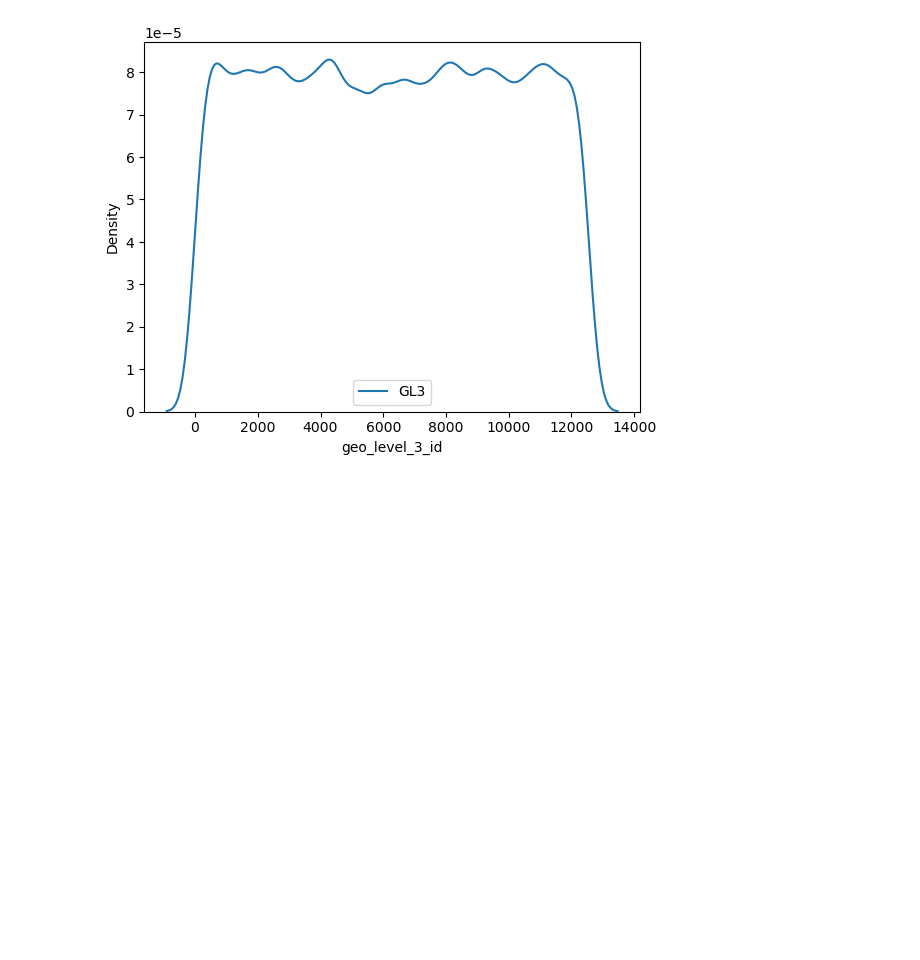
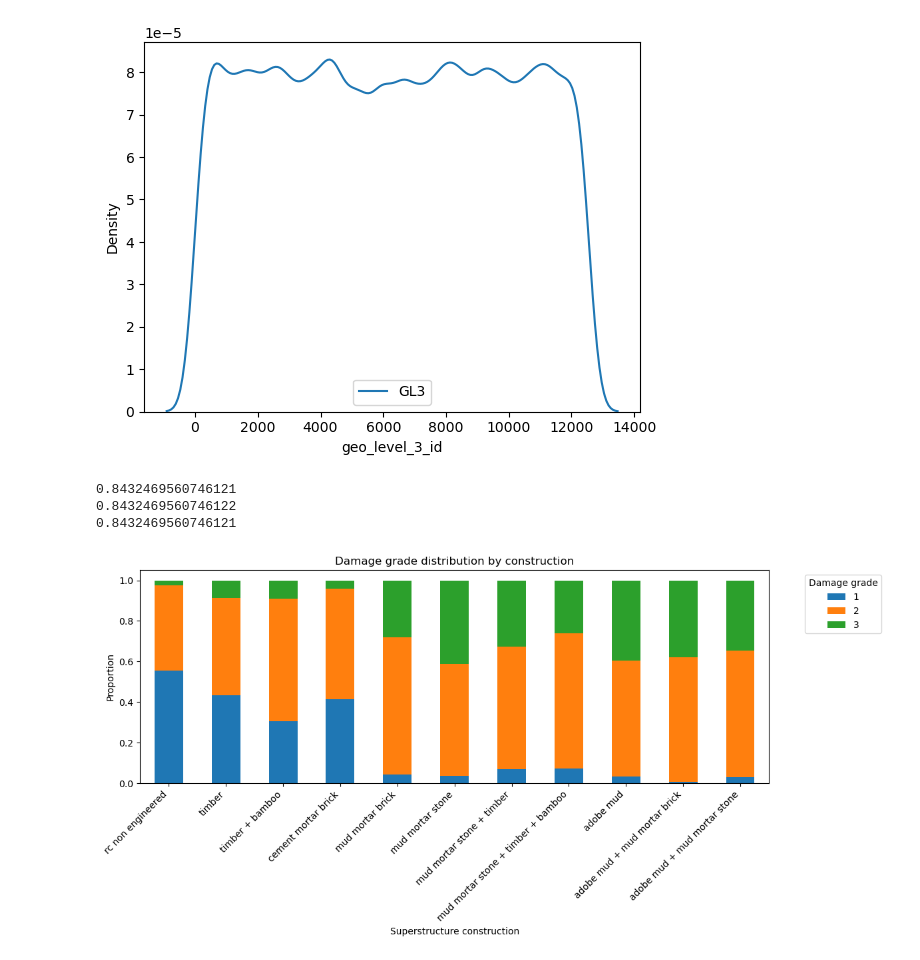
Before and after one commit to Luke45668/Richter_Predictor_Modeling_Earthquake_Damage, a Jupyter notebook: notebooks/Exploratory_data_analysis.ipynb, the cells around one changed output. Saved outputs shown, nothing was run; the diff lists cells and outputs as text; code cells hidden in the pictures; blank space fills up the shorter version.

Commit message:
explored subset of data, building construction materials vs damage

```diff
--- a/notebooks/Exploratory_data_analysis.ipynb
+++ b/notebooks/Exploratory_data_analysis.ipynb
@@ -144,0 +118,80 @@ damage_3_unique_const_cleaned=damage_3_unique_const[damage_3_unique_const>=0.01]
+# %%
+
+
+# think we want to look at the building stuctural features vs damage
+struct_vs_damage=pd.concat([building_struct_features,train_data_labels['damage_grade']],axis=1)
+# get the set of unique building constructions
+unique_constructions=building_struct_features.value_counts(normalize=True)
+# # now will only consider unique building constructions accoutn for at least 1% of the proportion at each damage level,
+# # other building constructions are outliers, not enough data to learn anything meaningful
+un_con_cleaned=unique_constructions[unique_constructions>=0.01]
+print(un_con_cleaned.sum()) # want to check I've captured a good amount of the data with 1% tolerance
+common_constructions = un_con_cleaned.index
+
+
+# now want to gather all the damage data for each construction
+
+# structural columns (all columns except the label)
+struct_cols = building_struct_features.columns.tolist()
+
+# build a MultiIndex for each row based on the structural features
+row_index = struct_vs_damage.set_index(struct_cols).index
+
+# keep only rows whose structural tuple is in the common constructions
+mask = row_index.isin(common_constructions)
+
+cleaned_struct_vs_damage = struct_vs_damage.loc[mask].copy()
+
+print(mask.mean())            # fraction of rows kept
+print(un_con_cleaned.sum())   # should be ~ same
+
+# so we now have 11 clear structures to work with that account for 84% of the data
+# going to ignore the other features for now, we will see what the common constructions can tell us about the damage levels
+
+# counts per (construction, damage_grade)
+damage_by_construction = (
+    cleaned_struct_vs_damage
+    .set_index(struct_cols)
+    .groupby(level=list(range(len(struct_cols))))["damage_grade"]
+    .value_counts()
+)
+
+#Reshape into a table suitable for plotting
+damage_counts = (
+    damage_by_construction
+    .unstack(fill_value=0)   # columns = damage_grade
+)
+# Convert counts → proportions
+damage_props = damage_counts.div(damage_counts.sum(axis=1), axis=0)
+# santity check
+damage_props.sum(axis=1)
+
+
+def onehot_tuple_to_label(tup, cols, prefix="has_superstructure_"):
+    active = [c for c, v in zip(cols, tup) if int(v) == 1]
+    if not active:
+        return "None"
+    # strip prefix and prettify
+    pretty = [a.replace(prefix, "").replace("_", " ") for a in active]
+    return " + ".join(pretty)  # if multiple flags are 1, show them combined
+
+damage_props_named = damage_props.copy()
+
+damage_props_named.index = [
+    onehot_tuple_to_label(tup, struct_cols)
+    for tup in damage_props_named.index
+]
+
+ax = damage_props_named.plot(kind="bar", stacked=True, figsize=(12,6))
+ax.set_xlabel("Superstructure construction")
+ax.set_ylabel("Proportion")
+ax.set_title("Damage grade distribution by construction")
+ax.legend(title="Damage grade", bbox_to_anchor=(1.05, 1), loc="upper left")
+
+plt.xticks(rotation=45, ha="right")
+plt.tight_layout()
+# %% [output]
+0.8432469560746121
+0.8432469560746122
+0.8432469560746121
+[figure, added]
```
Also changed, not shown: parts of 2 cells of this notebook.
